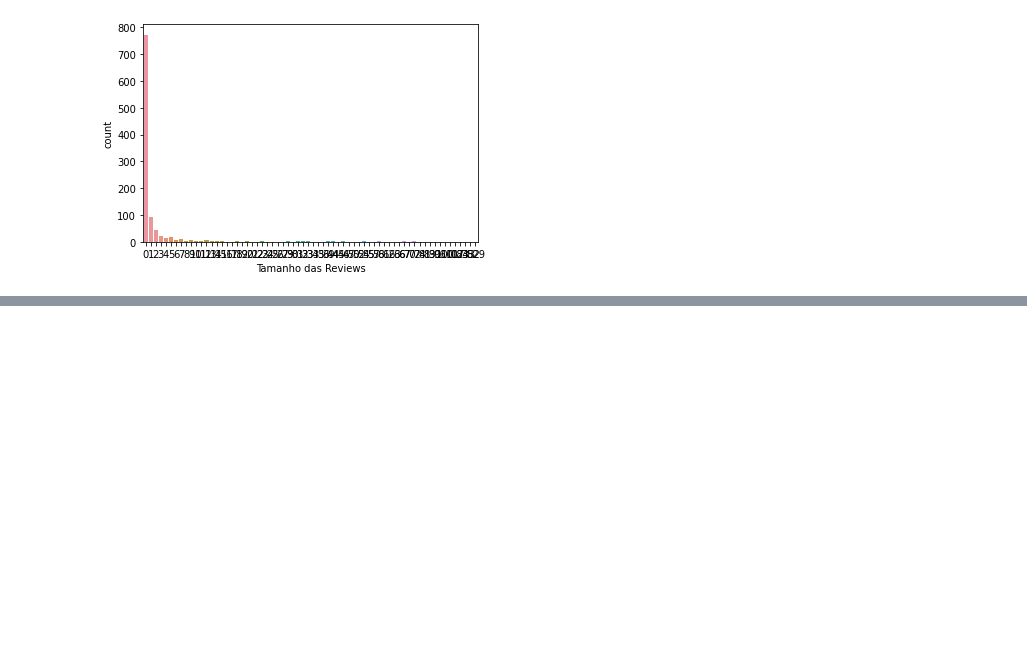
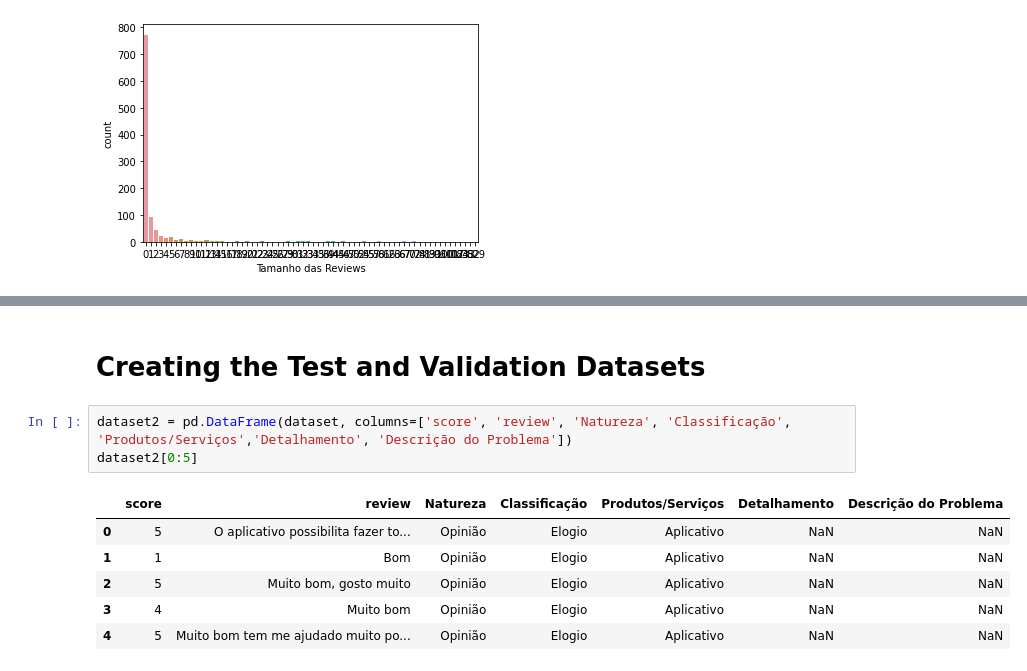
Before and after one commit to marcelounb/BB, a Jupyter notebook: ia_mobile2.ipynb, the cells around one changed output, grey strips where cells are left out. Drawn from its saved outputs; the diff is of its cells as text; blank space fills up the shorter version.

```diff
--- a/ia_mobile2.ipynb
+++ b/ia_mobile2.ipynb
@@ -140,0 +192,12 @@ dataset2.head(20)
+# %% [markdown]
+# Creating the Test and Validation Datasets
+# %%
+dataset2 = pd.DataFrame(dataset, columns=['score', 'review', 'Natureza', 'Classificação', 'Produtos/Serviços','Detalhamento', 'Descrição do Problema'])
+dataset2[0:5]
+# %% [output]
+|  | score | review | Natureza | Classificação | Produtos/Serviços | Detalhamento | Descrição do Problema |
+| 0 | 5 | O aplicativo possibilita fazer to... | Opinião | Elogio | Aplicativo | NaN | NaN |
+| 1 | 1 | Bom | Opinião | Elogio | Aplicativo | NaN | NaN |
+| 2 | 5 | Muito bom, gosto muito | Opinião | Elogio | Aplicativo | NaN | NaN |
+| 3 | 4 | Muito bom | Opinião | Elogio | Aplicativo | NaN | NaN |
+| 4 | 5 | Muito bom tem me ajudado muito po... | Opinião | Elogio | Aplicativo | NaN | NaN |
```
Also changed, not shown: parts of 17 cells of this notebook.
